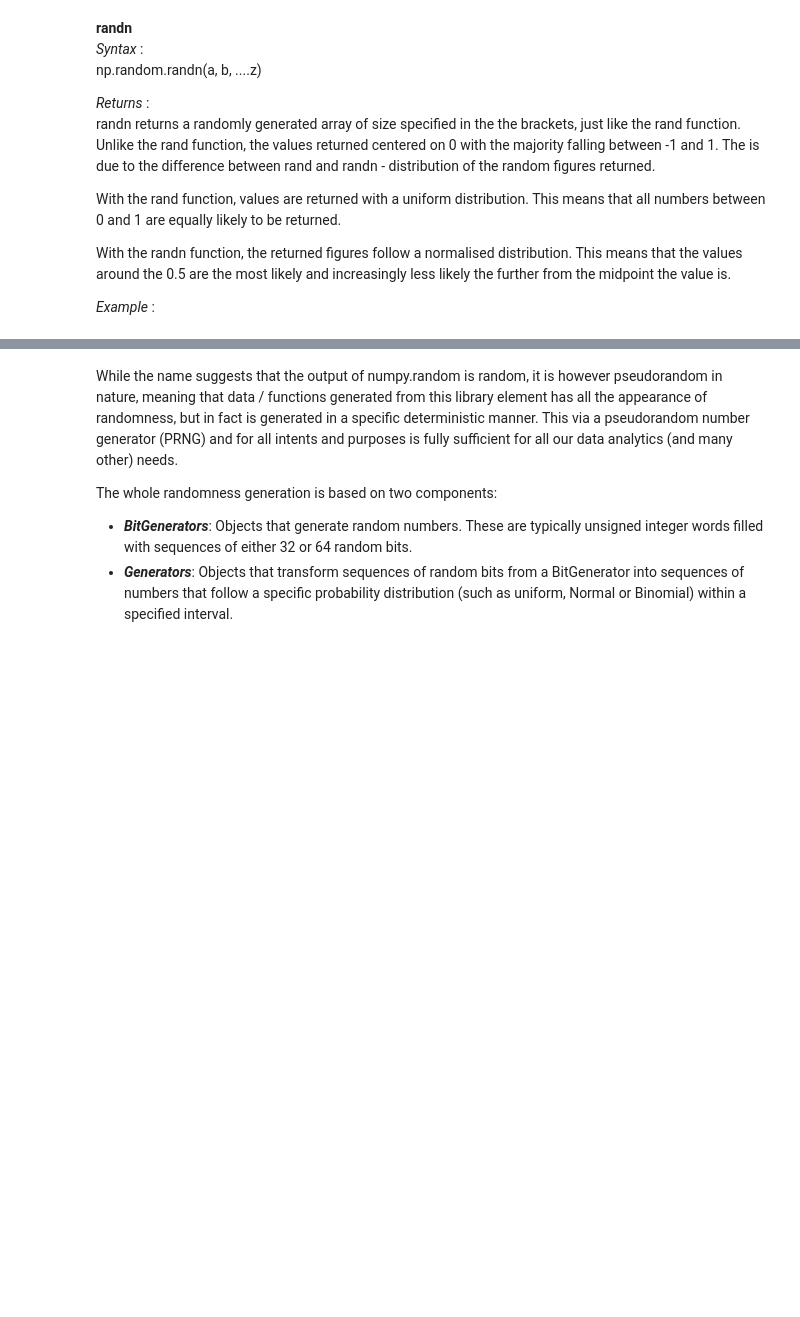
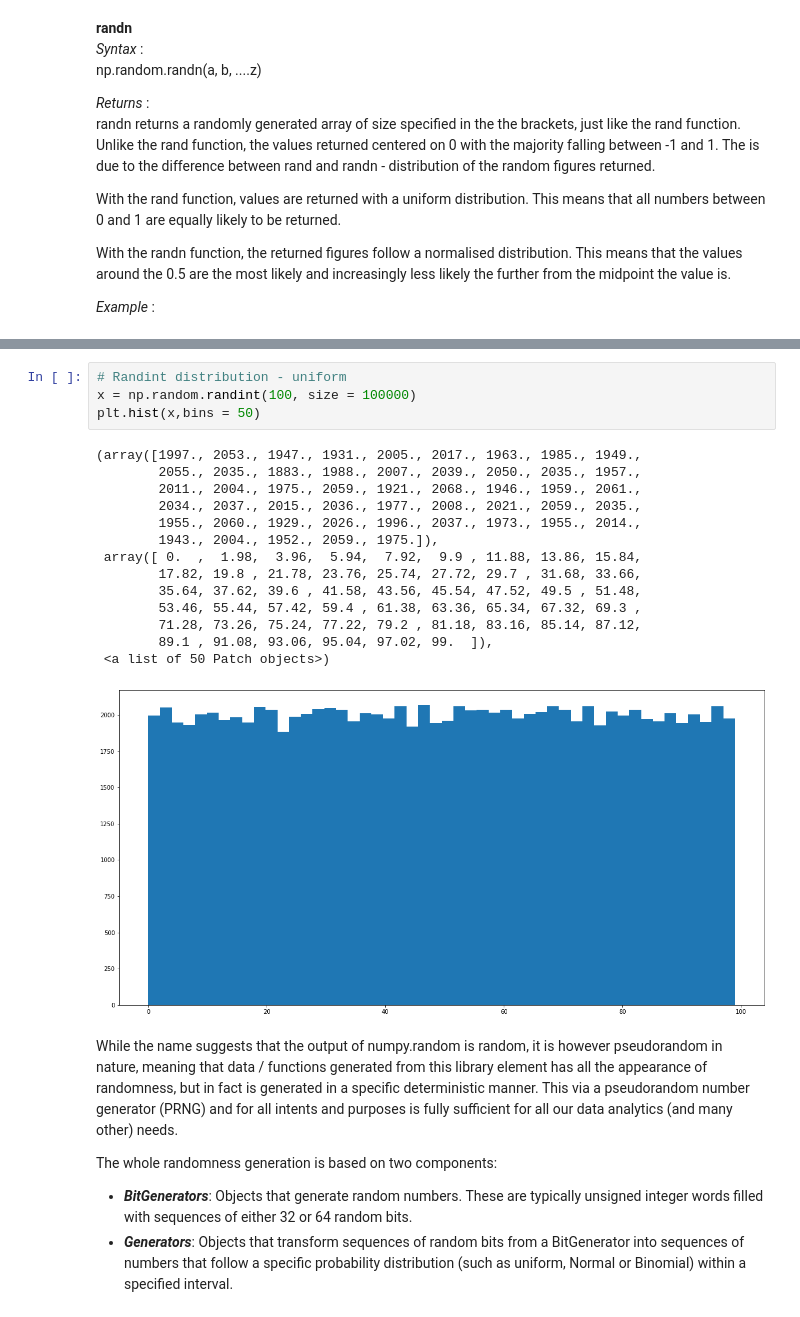
Before and after one commit to YBrady/03-PDA-Assignment-numpy.random, a Jupyter notebook: 03-PDA-numpy.random.ipynb, the cells around one changed output, grey strips where cells are left out. Cells and saved outputs as stored; diff of their text form; blank space fills up the shorter version.

```diff
--- a/03-PDA-numpy.random.ipynb
+++ b/03-PDA-numpy.random.ipynb
@@ -174,3 +273,22 @@ plt.show()
+# %%
+# Randint distribution - uniform
+x = np.random.randint(100, size = 100000)
+plt.hist(x,bins = 50)
+# %% [output]
+(array([1997., 2053., 1947., 1931., 2005., 2017., 1963., 1985., 1949.,
+        2055., 2035., 1883., 1988., 2007., 2039., 2050., 2035., 1957.,
+        2011., 2004., 1975., 2059., 1921., 2068., 1946., 1959., 2061.,
+        2034., 2037., 2015., 2036., 1977., 2008., 2021., 2059., 2035.,
+        1955., 2060., 1929., 2026., 1996., 2037., 1973., 1955., 2014.,
+        1943., 2004., 1952., 2059., 1975.]),
+ array([ 0.  ,  1.98,  3.96,  5.94,  7.92,  9.9 , 11.88, 13.86, 15.84,
+        17.82, 19.8 , 21.78, 23.76, 25.74, 27.72, 29.7 , 31.68, 33.66,
+        35.64, 37.62, 39.6 , 41.58, 43.56, 45.54, 47.52, 49.5 , 51.48,
+        53.46, 55.44, 57.42, 59.4 , 61.38, 63.36, 65.34, 67.32, 69.3 ,
+        71.28, 73.26, 75.24, 77.22, 79.2 , 81.18, 83.16, 85.14, 87.12,
+        89.1 , 91.08, 93.06, 95.04, 97.02, 99.  ]),
+ <a list of 50 Patch objects>)
+[figure, added]
 # %% [markdown]
 While the name suggests that the output of numpy.random is random, it is however pseudorandom in nature, meaning that data / functions generated from this library element has all the appearance of randomness, but in fact is generated in a specific deterministic manner. This via a pseudorandom number generator (PRNG) and for all intents and purposes is fully sufficient for all our data analytics (and many other) needs.
 
```
Also changed, not shown: parts of 17 cells of this notebook.
